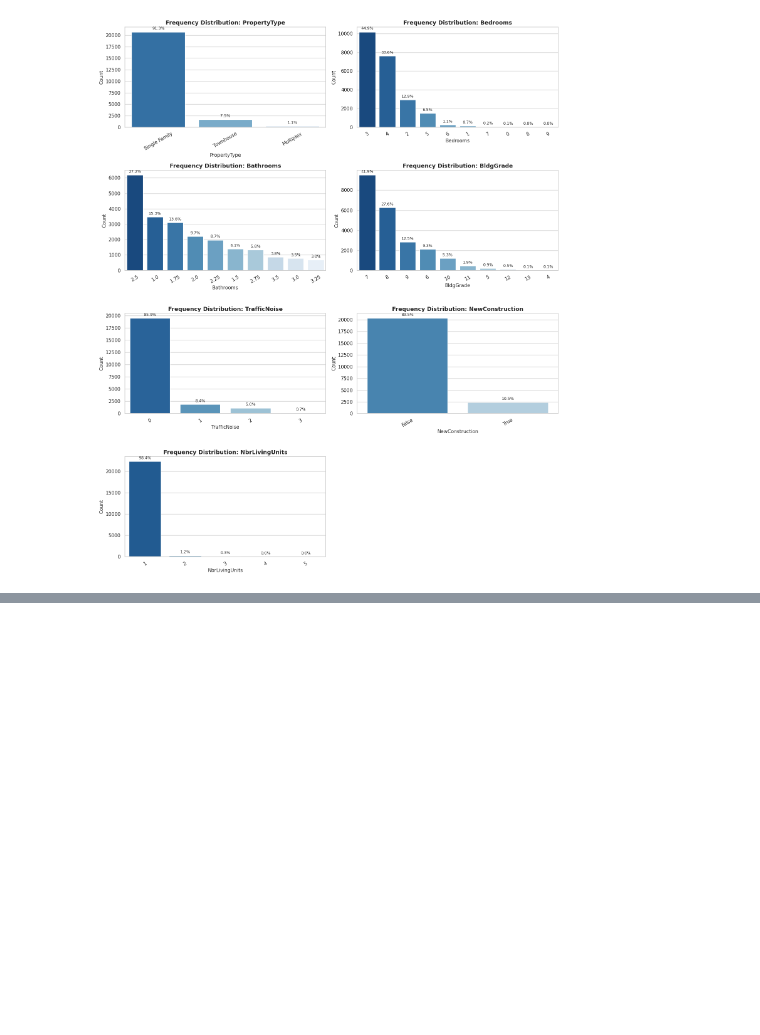
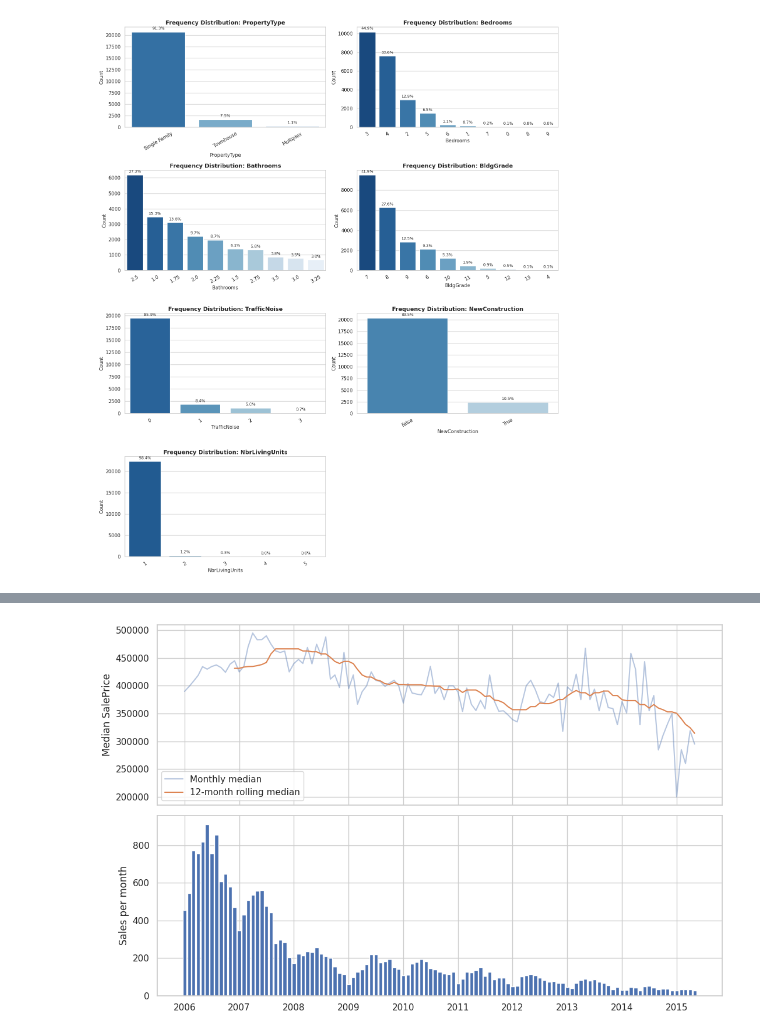
Before and after one commit to OmRohamare/stats_for_data, a Jupyter notebook: descriptive_statistics.ipynb, the cells around one changed output, grey strips where cells are left out. Drawn from its saved outputs; the diff is of its cells as text; code cells hidden in the pictures; blank space fills up the shorter version.

```diff
--- a/descriptive_statistics.ipynb
+++ b/descriptive_statistics.ipynb
@@ -725,0 +785,17 @@ Townhouse      450000.0   2060000  135964.0
+# %%
+# ---------- 7. PLOT ----------
+# PeriodIndex must be converted to timestamps for matplotlib.
+x = monthly.index.to_timestamp()
+
+fig, ax = plt.subplots(2, 1, figsize=(11, 7), sharex=True)
+ax[0].plot(x, monthly["median_price"], alpha=0.4, label="Monthly median")
+ax[0].plot(x, monthly["roll_med_12m"], label="12-month rolling median")
+ax[0].set_ylabel("Median SalePrice")
+ax[0].legend()
+
+ax[1].bar(x, monthly["volume"], width=25)
+ax[1].set_ylabel("Sales per month")
+plt.tight_layout()
+plt.show()
+# %% [output]
+[figure, added]
```
Also changed, not shown: parts of 7 cells of this notebook.
